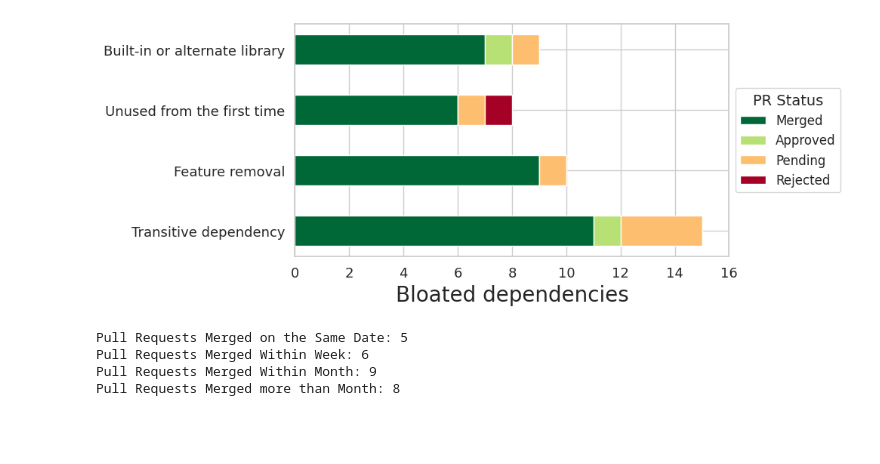
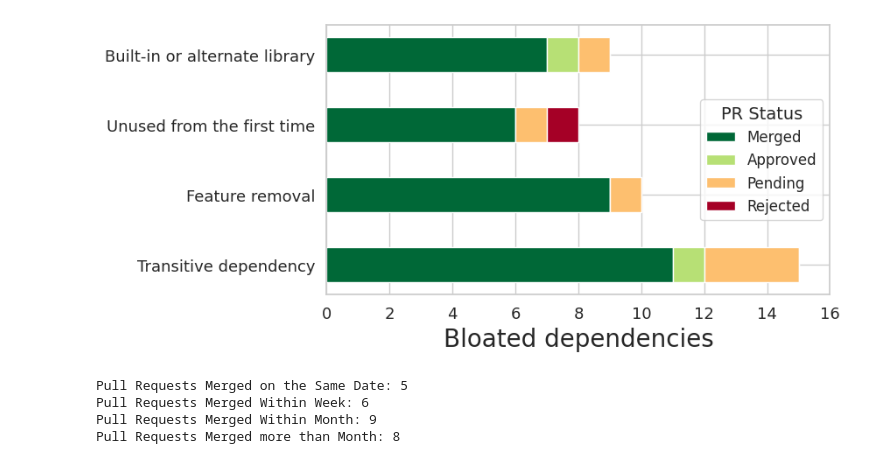
Before and after one commit to gdrosos/bloat-study-artifact, a Jupyter notebook: analysis/rq4.ipynb, the cells around one changed output. Cells and saved outputs as stored; diff of their text form; code cells hidden in the pictures; blank space fills up the shorter version.

```diff
--- a/analysis/rq4.ipynb
+++ b/analysis/rq4.ipynb
@@ -43,34 +43,36 @@ labels = list(causes.keys())
 # %%
 bottom = np.zeros(len(labels))
 
 color_palette = plt.cm.get_cmap('RdYlGn', 4)
 
 # Adjusting the figure size based on the number of labels
 fig, ax = plt.subplots(figsize=(10, 4))
 
 for i, status in enumerate(statuses):
     counts = [causes[label][status] for label in labels]
     ax.barh(labels, counts, left=bottom, label=status, height=0.5, color=color_palette((4 - i) / 5))  # Adjust bar thickness with height
     bottom += counts
 
 # Set xlabel with appropriate font size
 ax.set_xlabel('Bloated dependencies')
 
 # Create space to the right of the plot
 fig.subplots_adjust(right=0.7)
 
 # Adjust the yticks and xticks font sizes
 
 # Set the legend outside the plot on the right
-legend = ax.legend(loc='center left', bbox_to_anchor=(1, 0.5), prop={"size": 12})
+# legend = ax.legend(loc='center left', bbox_to_anchor=(1, 0.5), prop={"size": 12})
+legend = ax.legend(loc='center right', prop={"size": 12})
+
 legend.set_title("PR Status", prop={"size": 14})
 ax.set_xlim(0, 16)  # Adjust x-axis limits
 
 plt.gca().invert_yaxis()
 plt.savefig("figures/rq4.pdf", bbox_extra_artists=(legend,), bbox_inches='tight')
 plt.show()
 # %% [output]
-[figure, old version]
+[figure, new version]
 # %%
 total_prs = sum([len(projects_per_status[status]) for status in statuses])
 total_deps_removed = sum([causes[cause][status] for cause in causes for status in statuses])
```
Also changed, not shown: 1 other file.
